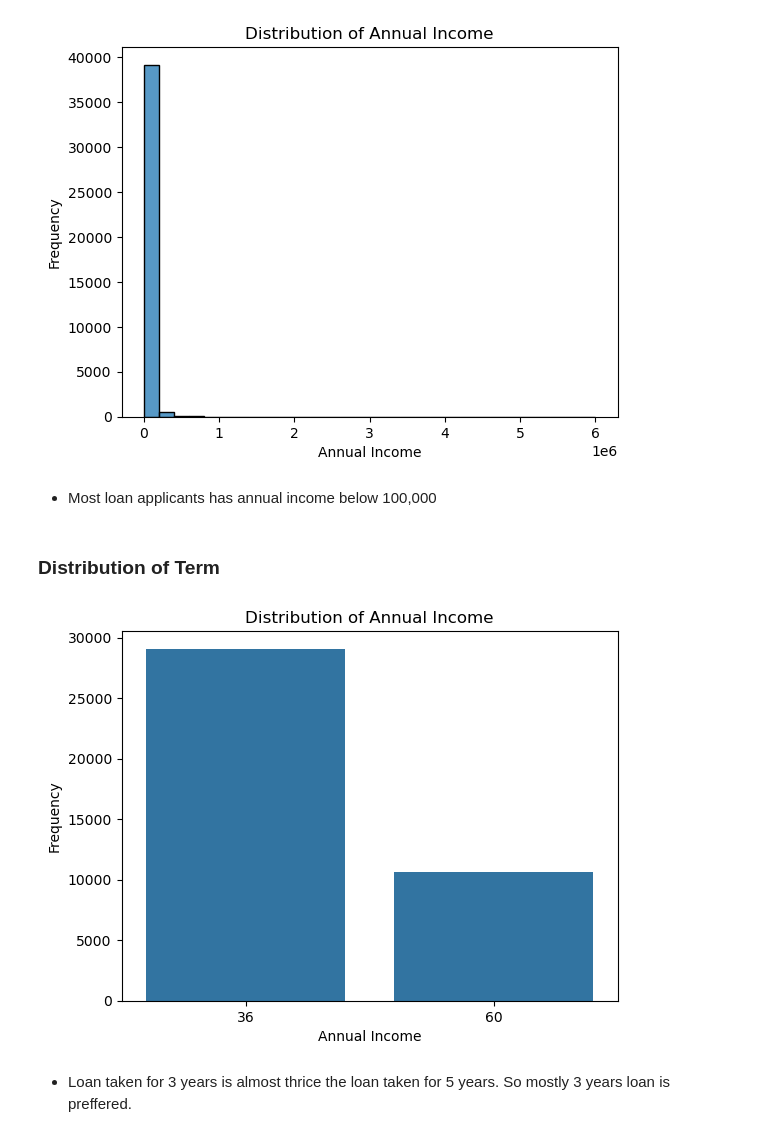
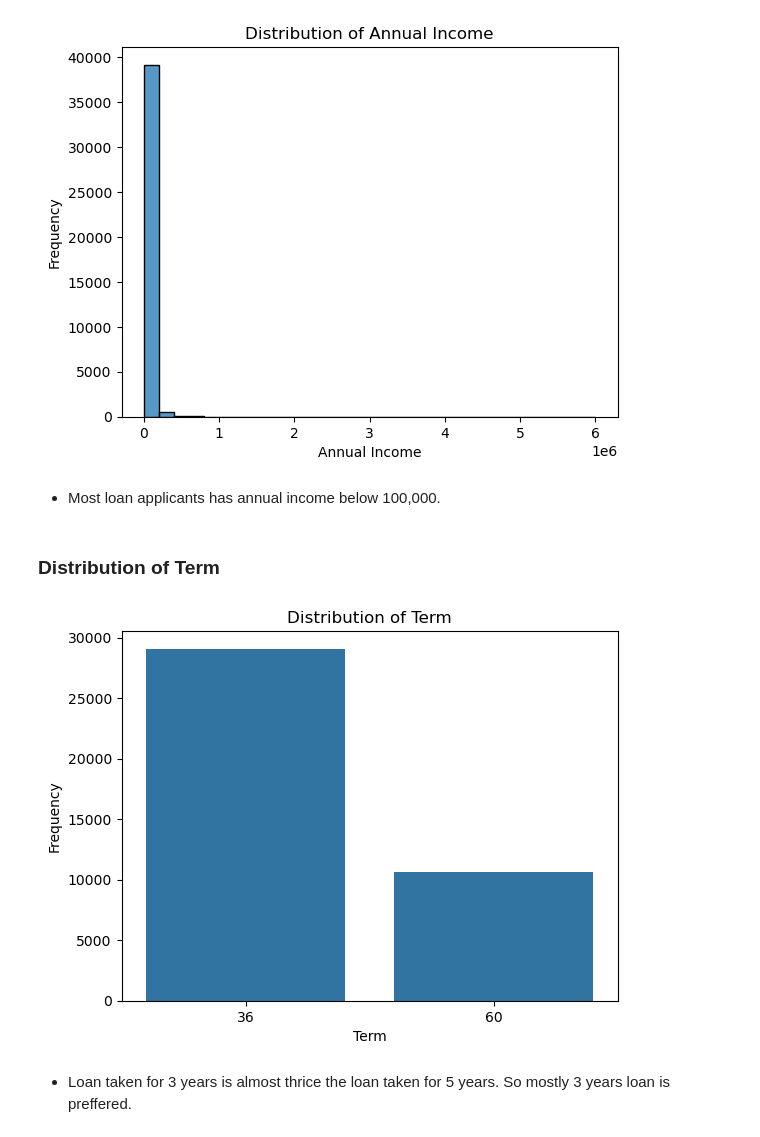
Before and after one commit to gauravkumarsahoo/lending-club-case-study, a Jupyter notebook: lending_club_case_study.ipynb, the cells around one changed output. Cells and saved outputs as stored; diff of their text form; code cells hidden in the pictures.

```diff
--- a/lending_club_case_study.ipynb
+++ b/lending_club_case_study.ipynb
@@ -187,17 +197,17 @@ plt.show()
 # %% [output]
 [figure]
 # %% [markdown]
-- Most loan applicants has annual income below 100,000
+- Most loan applicants has annual income below 100,000.
 # %% [markdown]
 ### Distribution of Term
 # %%
 sns.countplot(x='term', data=loan_data)
-plt.title('Distribution of Annual Income')
-plt.xlabel('Annual Income')
+plt.title('Distribution of Term')
+plt.xlabel('Term')
 plt.ylabel('Frequency')
 plt.show()
 # %% [output]
-[figure, old version]
+[figure, new version]
 # %% [markdown]
 - Loan taken for 3 years is almost thrice the loan taken for 5 years. So mostly 3 years loan is preffered.
 # %% [markdown]
```
Also changed, not shown: parts of 2 cells of this notebook.
